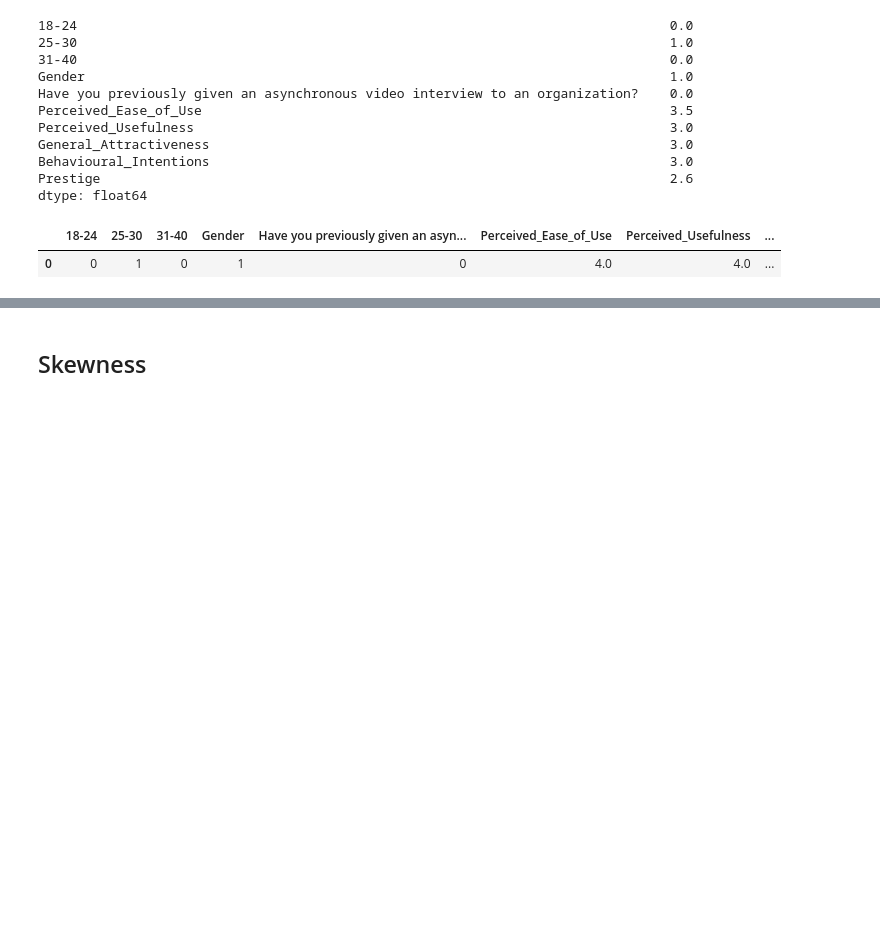
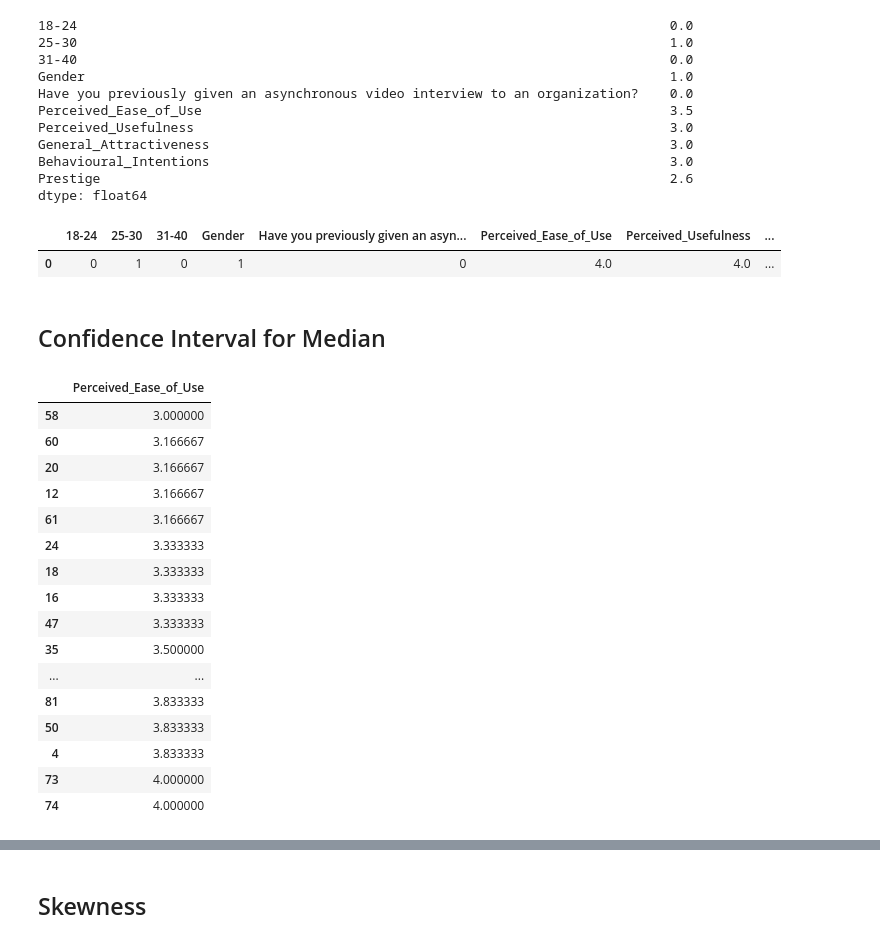
Before and after one commit to TsakalParis/AVIS_survey_analysis, a Jupyter notebook: AVIs analysis/English_Avi's_Survey.ipynb, the cells around one changed output, grey strips where cells are left out. Drawn from its saved outputs; the diff is of its cells as text; code cells hidden in the pictures; blank space fills up the shorter version.

Commit message:
Add Confidence Interval for Median values

```diff
--- a/AVIs analysis/English_Avi's_Survey.ipynb
+++ b/AVIs analysis/English_Avi's_Survey.ipynb
@@ -558,3 +558,31 @@ mode
 # %% [output]
 |  | 18-24 | 25-30 | 31-40 | Gender | Have you previously given an asyn... | Perceived_Ease_of_Use | Perceived_Usefulness | ... |
 | 0 | 0 | 1 | 0 | 1 | 0 | 4.0 | 4.0 | ... |
+# %% [markdown]
+## Confidence Interval for Median
+# %%
+n = len(general_table_2["Prestige"])
+q = 0.5
+
+j = round(n*q - (z*np.sqrt(n*q*(1-q))))
+k = round(n*q + (z*np.sqrt(n*q*(1-q))))
+# %%
+general_table_2.sort_values(by=["Perceived_Ease_of_Use"]).iloc[j:k,[5]]
+# %% [output]
+|  | Perceived_Ease_of_Use |
+| 58 | 3.000000 |
+| 60 | 3.166667 |
+| 20 | 3.166667 |
+| 12 | 3.166667 |
+| 61 | 3.166667 |
+| 24 | 3.333333 |
+| 18 | 3.333333 |
+| 16 | 3.333333 |
+| 47 | 3.333333 |
+| 35 | 3.500000 |
+| ... | ... |
+| 81 | 3.833333 |
+| 50 | 3.833333 |
+| 4 | 3.833333 |
+| 73 | 4.000000 |
+| 74 | 4.000000 |
```
Also changed, not shown: parts of 6 cells of this notebook.
